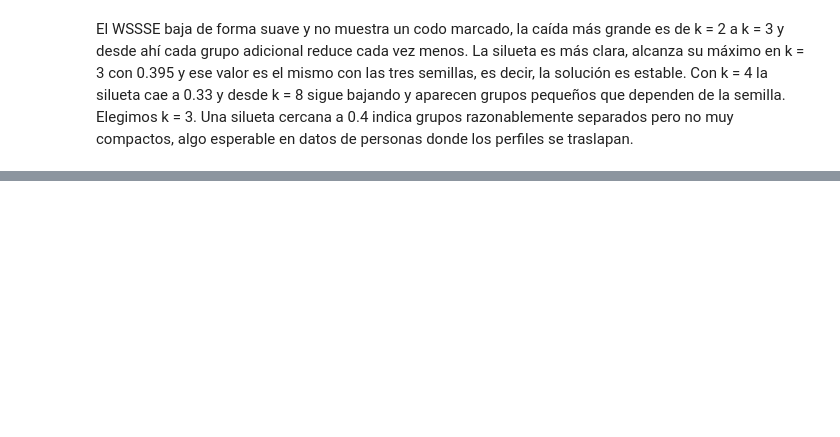
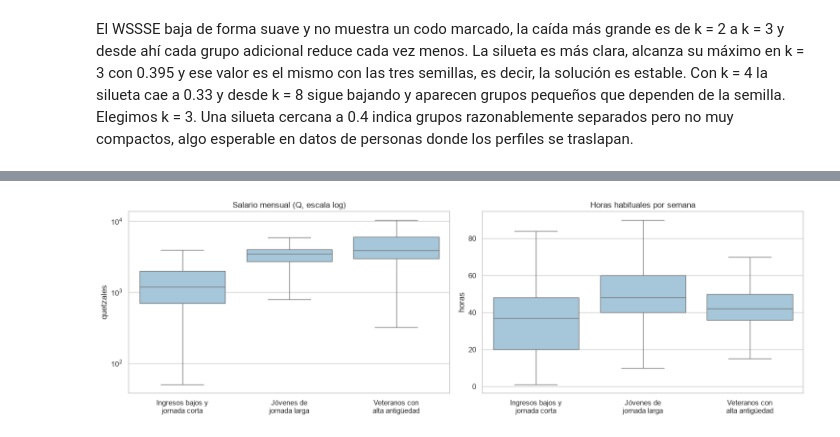
Before and after one commit to Fercho1118/Lab7_DS, a Jupyter notebook: notebooks/lab7.ipynb, the cells around one changed output, grey strips where cells are left out. Saved outputs shown, nothing was run; the diff lists cells and outputs as text; code cells hidden in the pictures; blank space fills up the shorter version.

```diff
--- a/notebooks/lab7.ipynb
+++ b/notebooks/lab7.ipynb
@@ -923,0 +1013,20 @@ perfiles se traslapan.
+# %%
+muestra_seg = (seg_2025.sample(fraction=min(1.0, 8000 / seg_2025.count()), seed=SEMILLA)
+               .select("prediction", "salario_mensual", "horas_semanales").toPandas())
+muestra_seg["perfil"] = muestra_seg["prediction"].map(NOMBRES)
+
+fig, ejes = plt.subplots(1, 2, figsize=(15, 4.8))
+for eje, col, titulo in [(ejes[0], "salario_mensual", "Salario mensual (Q, escala log)"),
+                         (ejes[1], "horas_semanales", "Horas habituales por semana")]:
+    sns.boxplot(data=muestra_seg, x="perfil", y=col, order=ORDEN_PERFIL, ax=eje,
+                color="#9ecae1", showfliers=False)
+    eje.set_title(titulo)
+    eje.set_xlabel("")
+    eje.set_xticks(range(len(etiq_perfil)), etiq_perfil)
+ejes[0].set_yscale("log")
+ejes[0].set_ylabel("quetzales")
+ejes[1].set_ylabel("horas")
+plt.tight_layout()
+plt.show()
+# %% [output]
+[figure, added]
```
Also changed, not shown: parts of 14 cells of this notebook.
